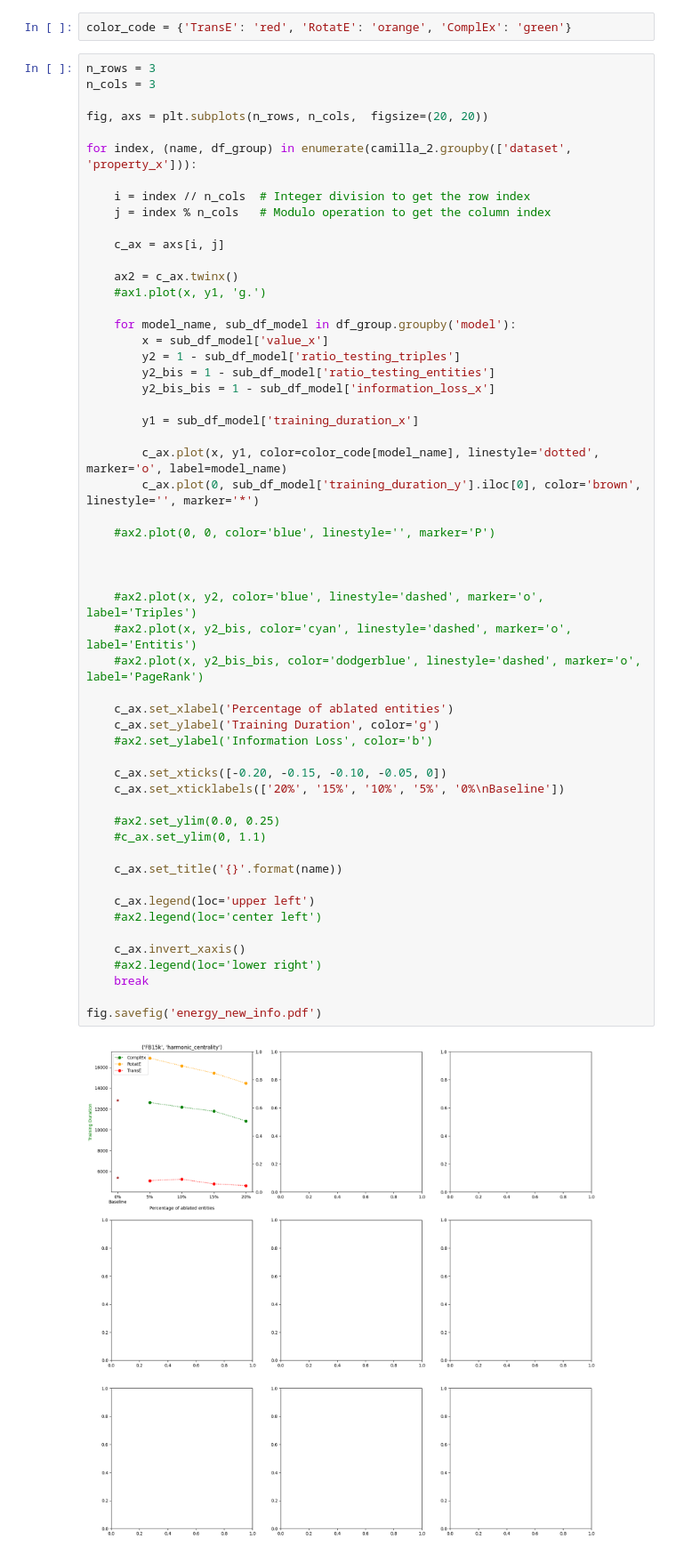
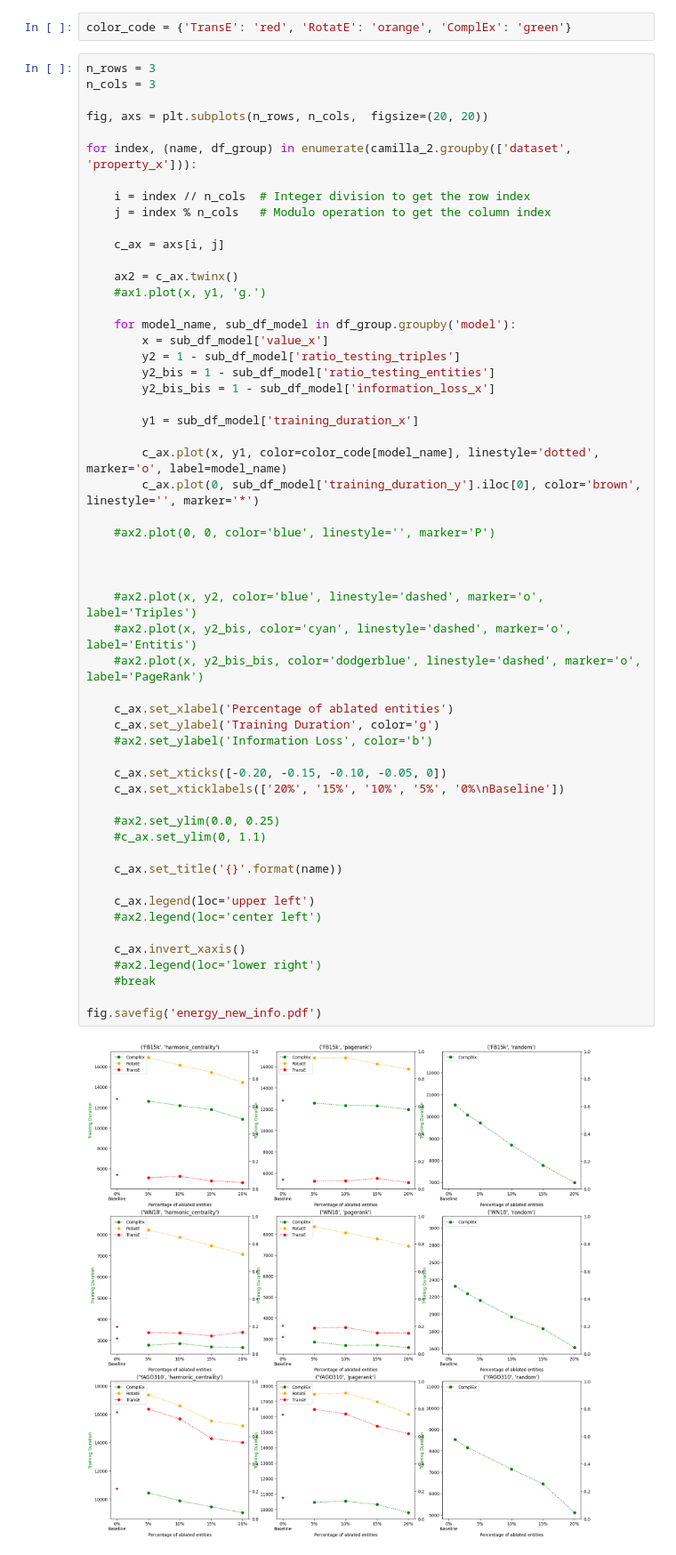
Before and after one commit to edoardoramalli/KGE_Quality, a Jupyter notebook: Development/PageRank.ipynb, the cells around one changed output. Shown at 89% size. Cells and saved outputs as stored; diff of their text form.

```diff
--- a/Development/PageRank.ipynb
+++ b/Development/PageRank.ipynb
@@ -109,35 +109,35 @@ for index, (name, df_group) in enumerate(camilla_2.groupby(['dataset', 'property
         c_ax.plot(0, sub_df_model['training_duration_y'].iloc[0], color='brown', linestyle='', marker='*')
 
     #ax2.plot(0, 0, color='blue', linestyle='', marker='P')
 
 
 
     #ax2.plot(x, y2, color='blue', linestyle='dashed', marker='o', label='Triples')
     #ax2.plot(x, y2_bis, color='cyan', linestyle='dashed', marker='o', label='Entitis')
     #ax2.plot(x, y2_bis_bis, color='dodgerblue', linestyle='dashed', marker='o', label='PageRank')
 
     c_ax.set_xlabel('Percentage of ablated entities')
     c_ax.set_ylabel('Training Duration', color='g')
     #ax2.set_ylabel('Information Loss', color='b')
 
     c_ax.set_xticks([-0.20, -0.15, -0.10, -0.05, 0])
     c_ax.set_xticklabels(['20%', '15%', '10%', '5%', '0%\nBaseline'])
 
     #ax2.set_ylim(0.0, 0.25)
     #c_ax.set_ylim(0, 1.1)
 
     c_ax.set_title('{}'.format(name))
 
     c_ax.legend(loc='upper left')
     #ax2.legend(loc='center left')
 
     c_ax.invert_xaxis()
     #ax2.legend(loc='lower right')
-    break
+    #break
 
 fig.savefig('energy_new_info.pdf')
 # %% [output]
-[figure, old version]
+[figure, new version]
 # %%
 n_rows = 3
 n_cols = 3
```
Also changed, not shown: parts of 3 cells of this notebook, 13 other files.
